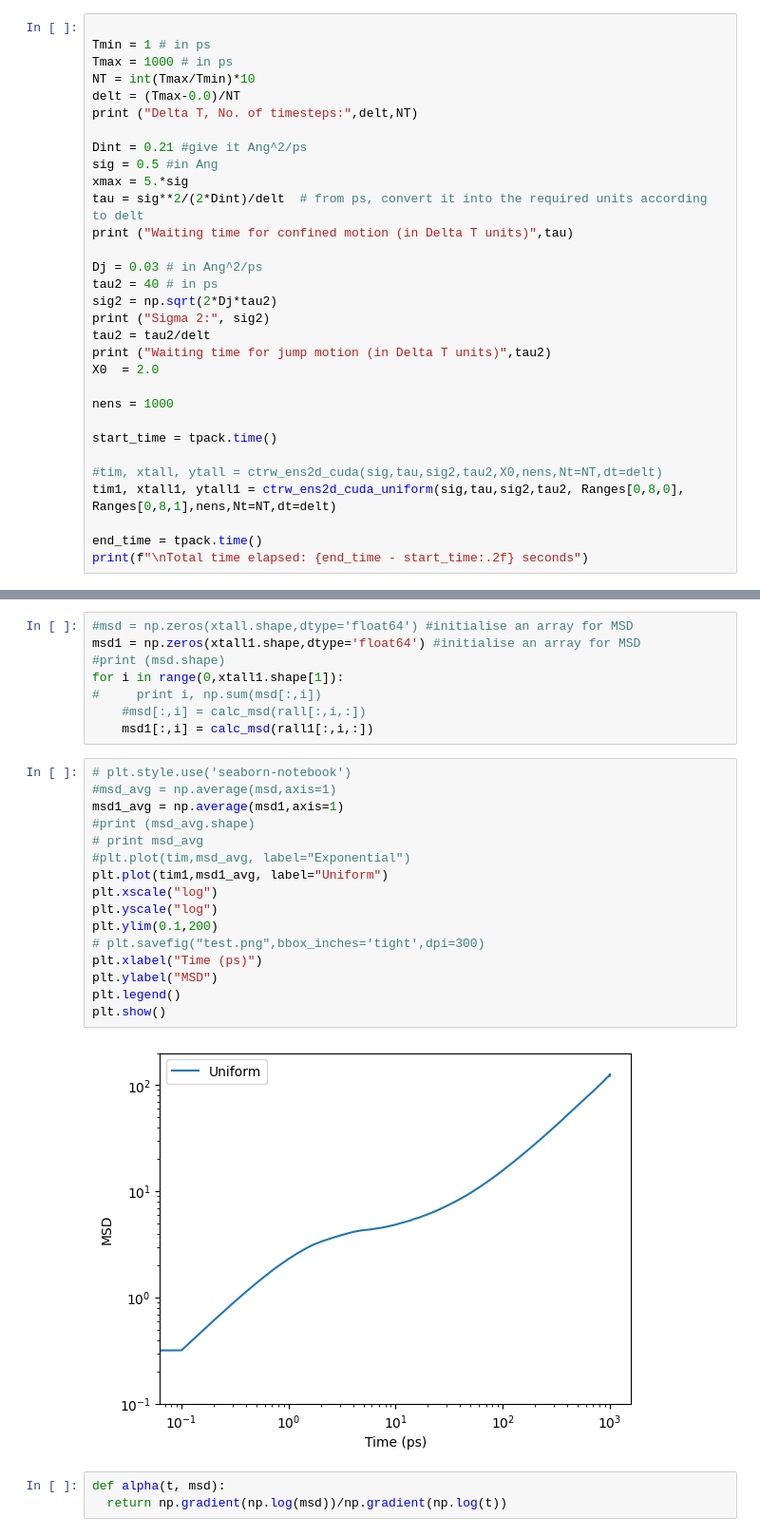
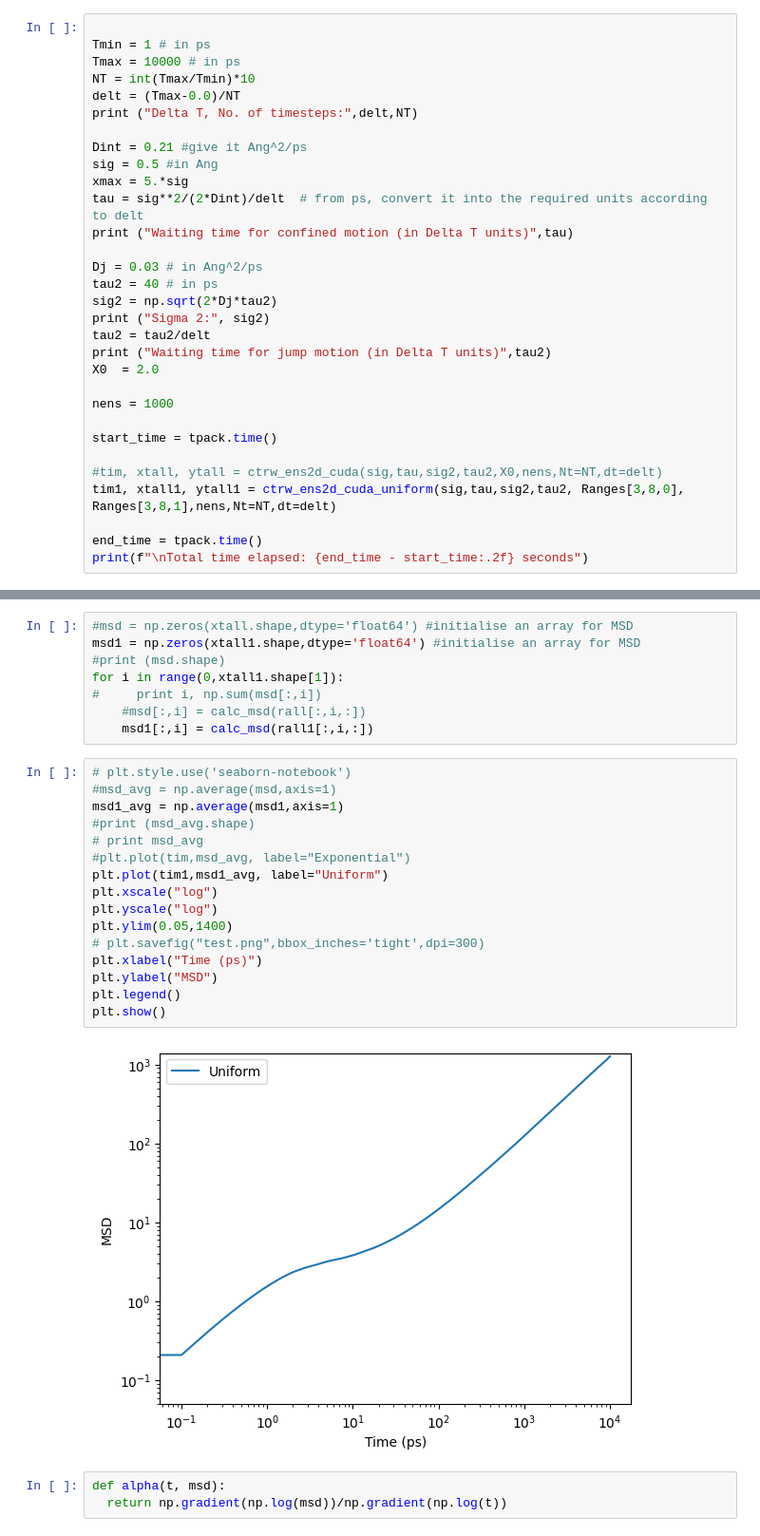
Before and after one commit to Shreeeeeeeeeeeee/CTRW_2state, a Jupyter notebook: CTRW_2step_Cuda_test(2).ipynb, the cells around one changed output, grey strips where cells are left out. Shown at 95% size. Cells and saved outputs as stored; diff of their text form.

```diff
--- a/CTRW_2step_Cuda_test(2).ipynb
+++ b/CTRW_2step_Cuda_test(2).ipynb
@@ -434,7 +434,7 @@ def ctrw_ens2d_cuda_uniform(sig, tau, sig2, tau2, a, b, Nens, Nt=1000, dt=1.0):
 # %%
 
 Tmin = 1 # in ps
-Tmax = 1000 # in ps
+Tmax = 10000 # in ps
 NT = int(Tmax/Tmin)*10
 delt = (Tmax-0.0)/NT
 print ("Delta T, No. of timesteps:",delt,NT)
@@ -458,7 +458,7 @@ nens = 1000
 start_time = tpack.time()
 
 #tim, xtall, ytall = ctrw_ens2d_cuda(sig,tau,sig2,tau2,X0,nens,Nt=NT,dt=delt)
-tim1, xtall1, ytall1 = ctrw_ens2d_cuda_uniform(sig,tau,sig2,tau2, Ranges[0,8,0], Ranges[0,8,1],nens,Nt=NT,dt=delt)
+tim1, xtall1, ytall1 = ctrw_ens2d_cuda_uniform(sig,tau,sig2,tau2, Ranges[3,8,0], Ranges[3,8,1],nens,Nt=NT,dt=delt)
 
 end_time = tpack.time()
 print(f"\nTotal time elapsed: {end_time - start_time:.2f} seconds")
@@ -495,21 +495,21 @@ for i in range(0,xtall1.shape[1]):
 # %%
 # plt.style.use('seaborn-notebook')
 #msd_avg = np.average(msd,axis=1)
 msd1_avg = np.average(msd1,axis=1)
 #print (msd_avg.shape)
 # print msd_avg
 #plt.plot(tim,msd_avg, label="Exponential")
 plt.plot(tim1,msd1_avg, label="Uniform")
 plt.xscale("log")
 plt.yscale("log")
-plt.ylim(0.1,200)
+plt.ylim(0.05,1400)
 # plt.savefig("test.png",bbox_inches='tight',dpi=300)
 plt.xlabel("Time (ps)")
 plt.ylabel("MSD")
 plt.legend()
 plt.show()
 # %% [output]
-[figure, old version]
+[figure, new version]
 # %%
 def alpha(t, msd):
   return np.gradient(np.log(msd))/np.gradient(np.log(t))
```
Also changed, not shown: parts of 14 cells of this notebook.
